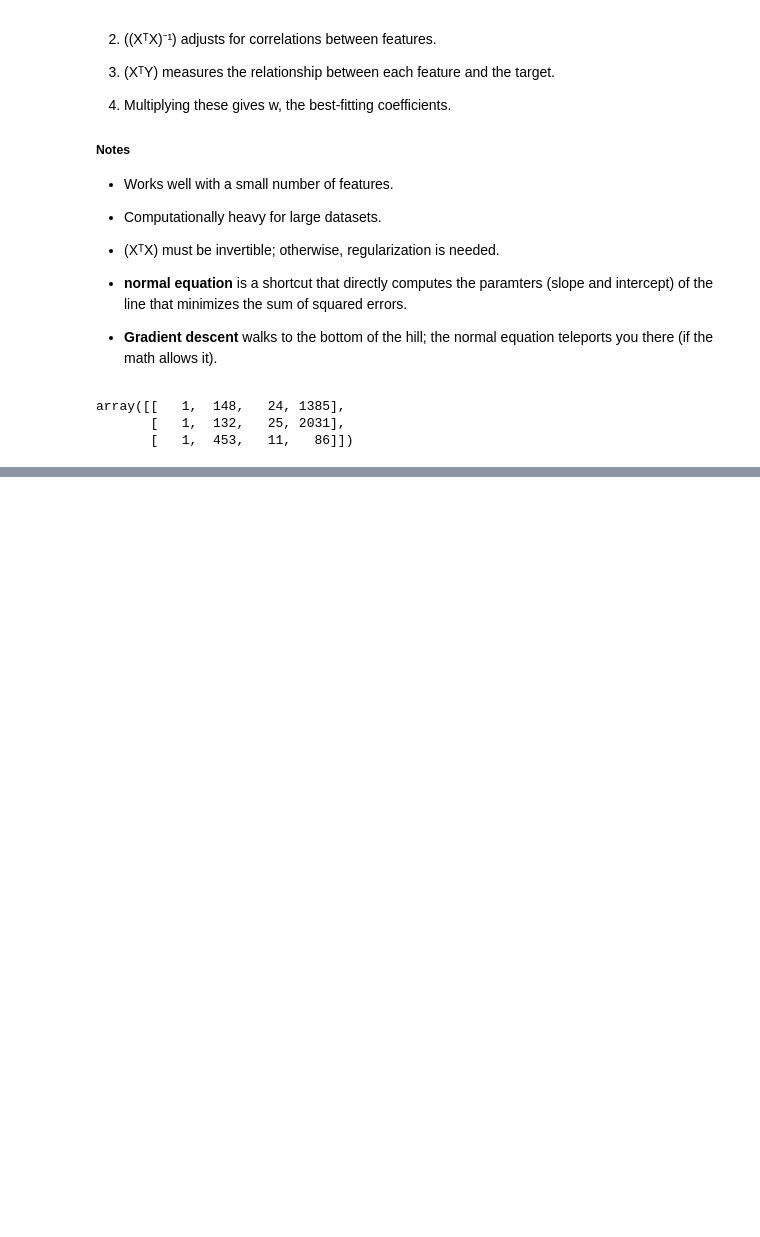
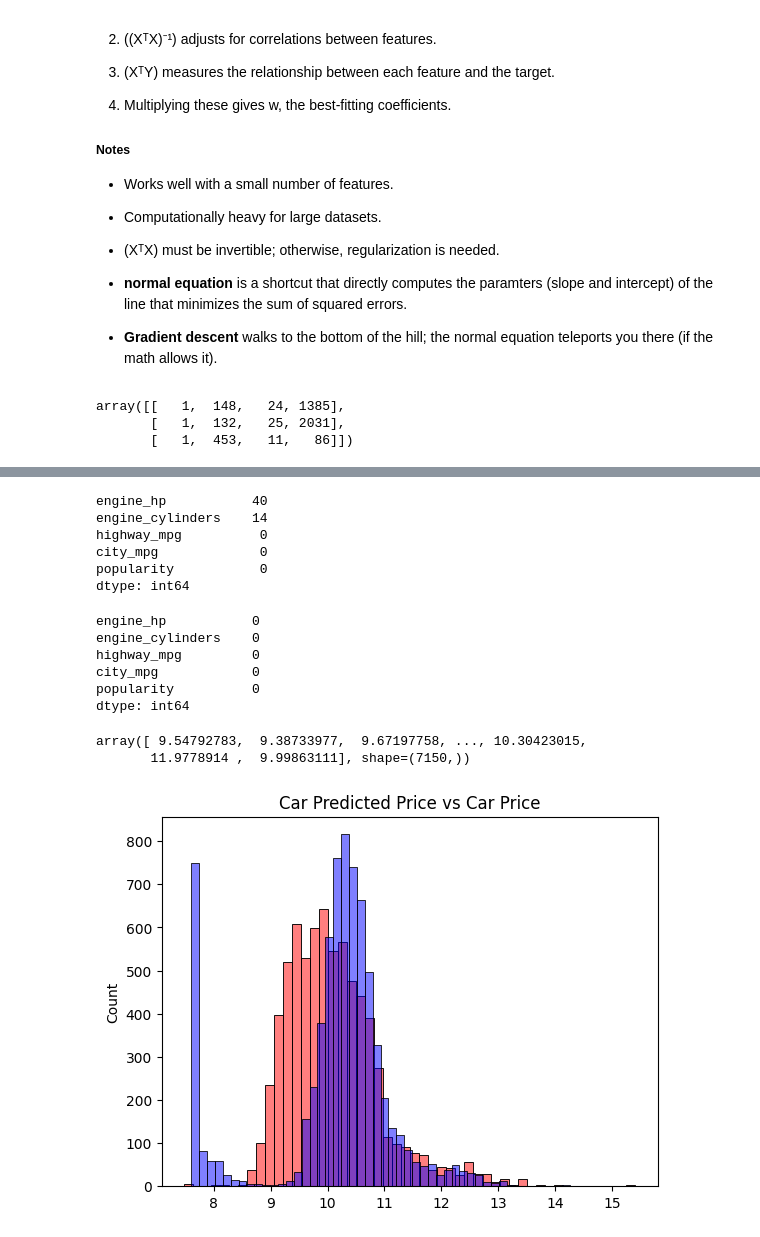
Before and after one commit to KingsleyElo/ml-zoomcamp-notes, a Jupyter notebook: Linear regression/Linear_Regression_ML_ZOOMCAMP.ipynb, the cells around one changed output, grey strips where cells are left out. Cells and saved outputs as stored; diff of their text form; code cells hidden in the pictures; blank space fills up the shorter version.

```diff
--- a/Linear regression/Linear_Regression_ML_ZOOMCAMP.ipynb
+++ b/Linear regression/Linear_Regression_ML_ZOOMCAMP.ipynb
@@ -483,0 +513,43 @@ train_linear_regression(X, y)
+# %%
+# replace null values with 0 so that the model ignores those rows that don't have the features
+
+X_train.isnull().sum()
+# %% [output]
+engine_hp           40
+engine_cylinders    14
+highway_mpg          0
+city_mpg             0
+popularity           0
+dtype: int64
+# %%
+#Fill the null values with 0
+X_train = X_train.fillna(0)
+X_train.isnull().sum()
+# %% [output]
+engine_hp           0
+engine_cylinders    0
+highway_mpg         0
+city_mpg            0
+popularity          0
+dtype: int64
+# %%
+X_train = X_train.values
+# %%
+# find the bias term and the coefficients
+
+w0, w = train_linear_regression(X_train, y_train)
+# %%
+# train the model using the weights
+
+y_pred = w0 + X_train.dot(w)
+y_pred
+# %% [output]
+array([ 9.54792783,  9.38733977,  9.67197758, ..., 10.30423015,
+       11.9778914 ,  9.99863111], shape=(7150,))
+# %%
+sns.histplot(y_pred, color = 'red', alpha = 0.5, bins = 50)
+sns.histplot(y_train, color = 'blue', alpha = 0.5, bins = 50)
+plt.title('Car Predicted Price vs Car Price')
+plt.show()
+# %% [output]
+[figure, added]
```
Also changed, not shown: parts of 8 cells of this notebook, 1 other file.
